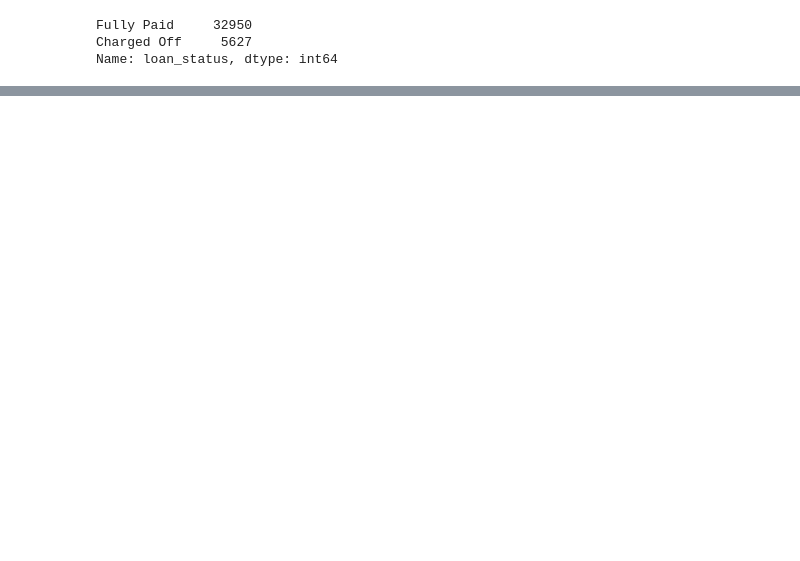
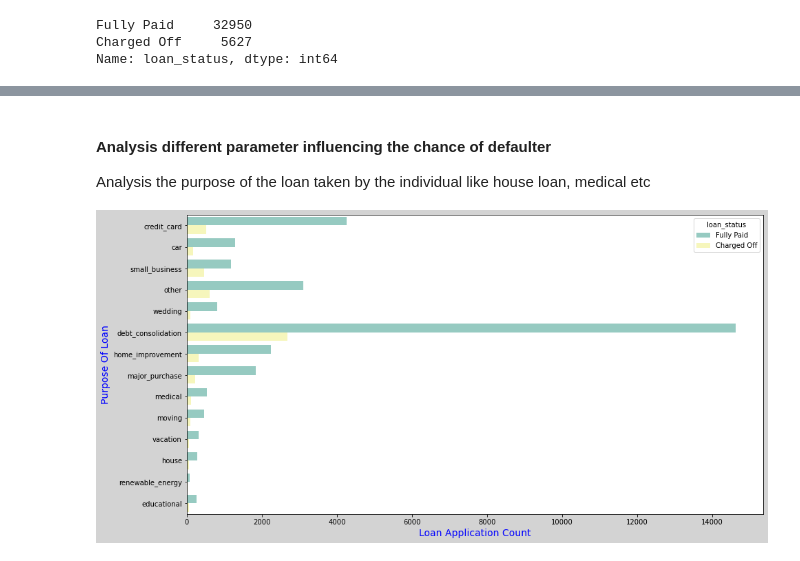
Before and after one commit to ShwetaRRao2511/EDAAssignment, a Jupyter notebook: Lending_Club_UseCase.ipynb, the cells around one changed output, grey strips where cells are left out. Cells and saved outputs as stored; diff of their text form; code cells hidden in the pictures; blank space fills up the shorter version.

```diff
--- a/Lending_Club_UseCase.ipynb
+++ b/Lending_Club_UseCase.ipynb
@@ -741,0 +749,12 @@ Text(0.5, 0, 'Annual Increment')
+# %% [markdown]
+<h4> Analysis different parameter influencing the chance of defaulter</h4>
+Analysis the purpose of the loan taken by the individual like house loan, medical etc
+# %%
+plt.figure(figsize=(15,8), facecolor='lightgrey')
+purpose_x = sns.countplot(y="purpose",data= df, hue = 'loan_status', palette="Set3")
+
+purpose_x.set_ylabel('Purpose Of Loan',fontsize=14,color = 'b')
+purpose_x.set_xlabel('Loan Application Count',fontsize=14,color = 'b')
+plt.show()
+# %% [output]
+[figure, added]
```
Also changed, not shown: parts of 103 cells of this notebook.
